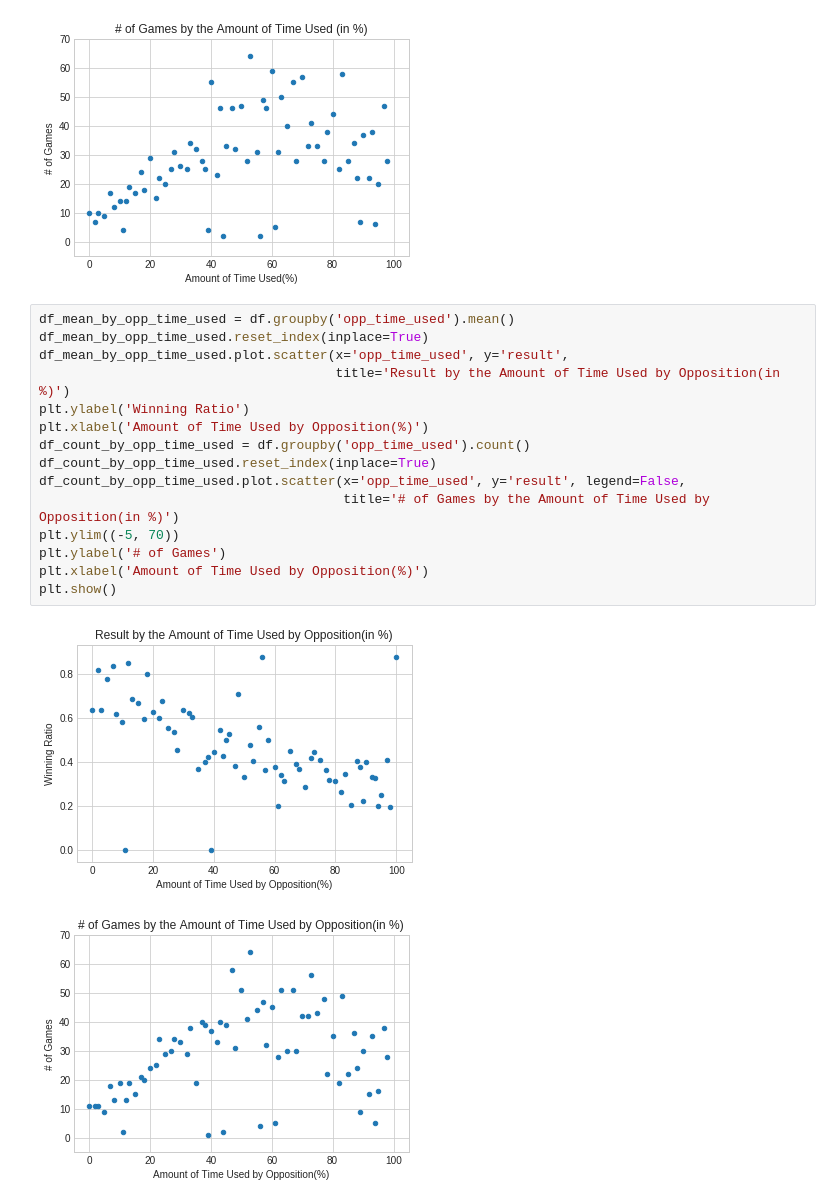
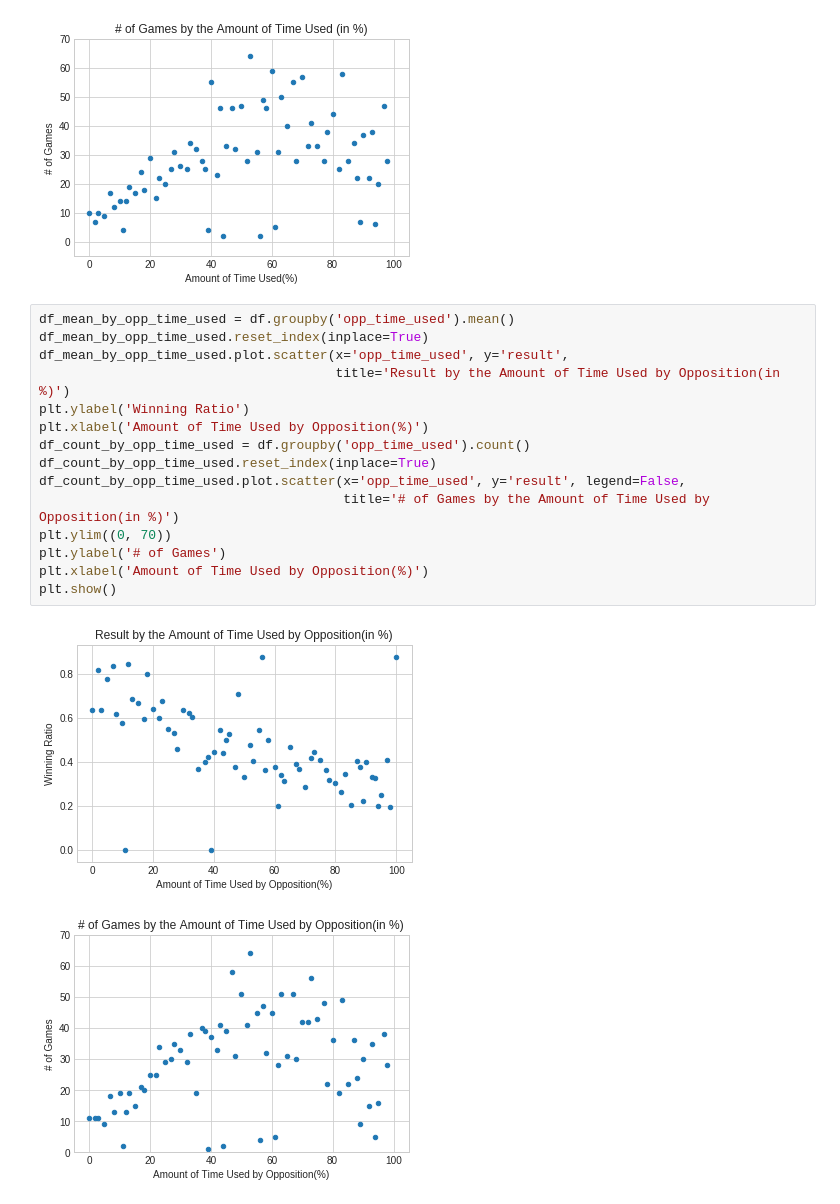
Before and after one commit to Data-is-life/lots-of-data, a Jupyter notebook: src/Chess_analysis.ipynb, the cells around one changed output. Drawn from its saved outputs; the diff is of its cells as text.

```diff
--- a/src/Chess_analysis.ipynb
+++ b/src/Chess_analysis.ipynb
@@ -345,18 +356,18 @@ plt.show()
 # %%
 df_mean_by_opp_time_used = df.groupby('opp_time_used').mean()
 df_mean_by_opp_time_used.reset_index(inplace=True)
 df_mean_by_opp_time_used.plot.scatter(x='opp_time_used', y='result',
                                       title='Result by the Amount of Time Used by Opposition(in %)')
 plt.ylabel('Winning Ratio')
 plt.xlabel('Amount of Time Used by Opposition(%)')
 df_count_by_opp_time_used = df.groupby('opp_time_used').count()
 df_count_by_opp_time_used.reset_index(inplace=True)
 df_count_by_opp_time_used.plot.scatter(x='opp_time_used', y='result', legend=False,
                                        title='# of Games by the Amount of Time Used by Opposition(in %)')
-plt.ylim((-5, 70))
+plt.ylim((0, 70))
 plt.ylabel('# of Games')
 plt.xlabel('Amount of Time Used by Opposition(%)')
 plt.show()
 # %% [output]
-[figure, old version]
+[figure, new version]
-[figure, old version]
+[figure, new version]
```
Also changed, not shown: parts of 12 cells of this notebook, 8 other files.
